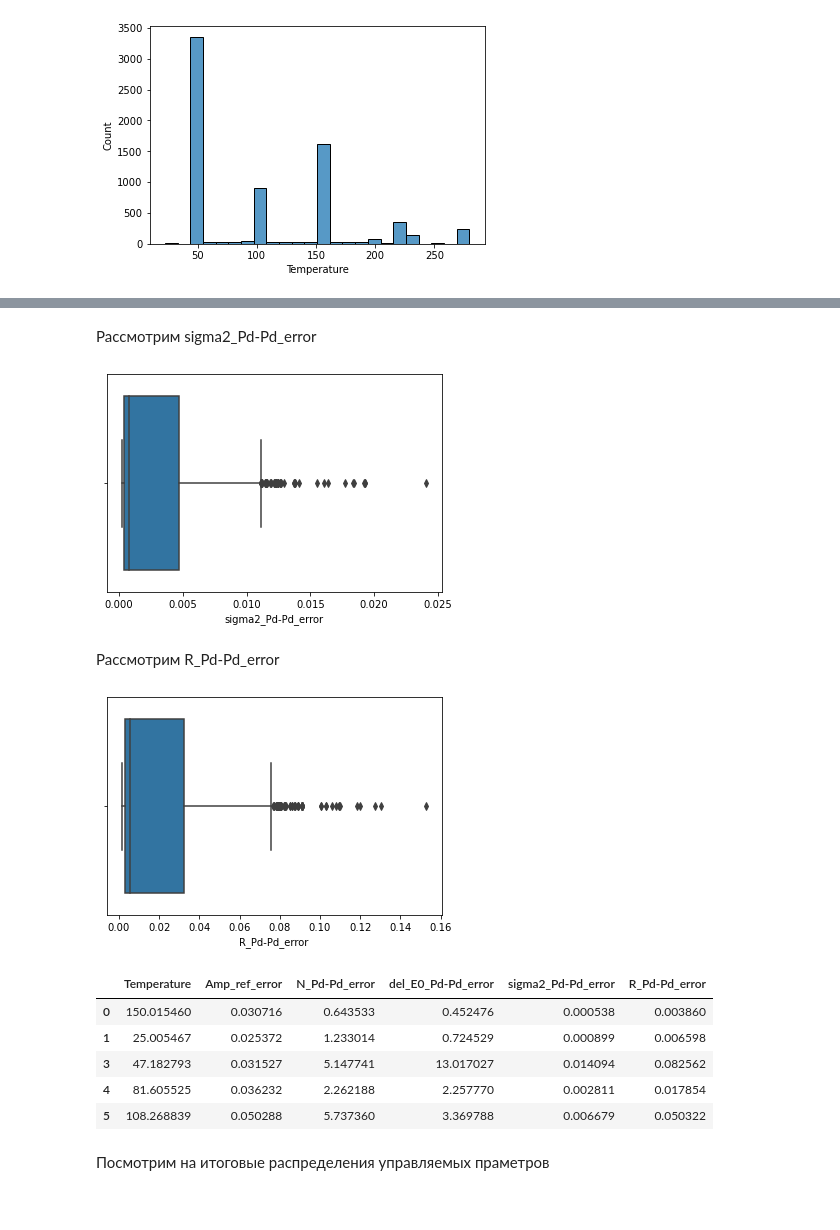
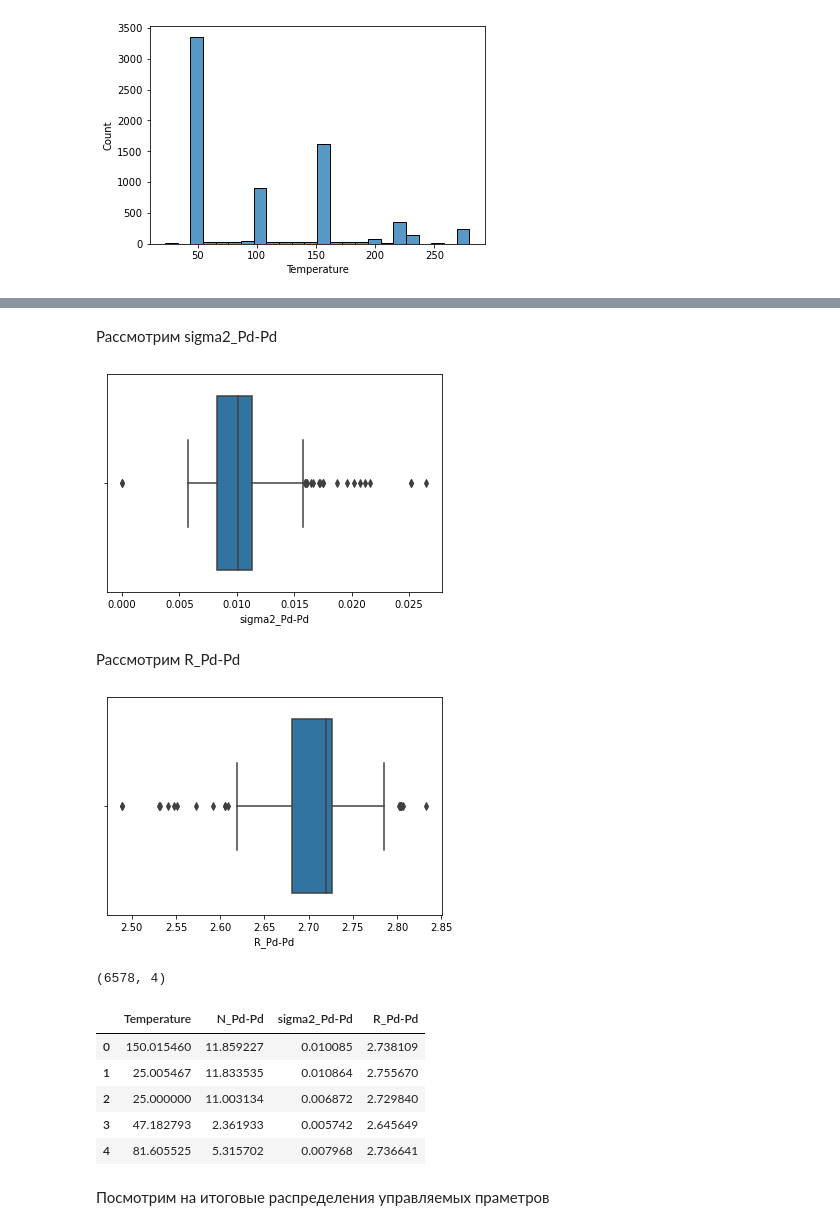
Before and after one commit to Vitaliy1234/fuzzy_project, a Jupyter notebook: Preprocessing.ipynb, the cells around one changed output, grey strips where cells are left out. Cells and saved outputs as stored; diff of their text form; code cells hidden in the pictures.

```diff
--- a/Preprocessing.ipynb
+++ b/Preprocessing.ipynb
@@ -110,2 +104,0 @@ plt.show()
-# %%
-data_no_spectr = data_no_spectr[data_no_spectr['Amp_ref_error'] < 0.08]
@@ -135,2 +111,0 @@ data_no_spectr[data_no_spectr['N_Pd-Pd_error'] >= 1000]
-# %%
-data_no_spectr = data_no_spectr[data_no_spectr['N_Pd-Pd_error'] < 1000]
@@ -160,2 +111,0 @@ data_no_spectr[data_no_spectr['N_Pd-Pd_error'] >= 100]
-# %%
-data_no_spectr = data_no_spectr[data_no_spectr['N_Pd-Pd_error'] < 100]
@@ -173,2 +111,0 @@ data_no_spectr[data_no_spectr['N_Pd-Pd_error'] >= 20].shape[0]
-# %%
-data_no_spectr = data_no_spectr[data_no_spectr['N_Pd-Pd_error'] < 20]
@@ -187,32 +112,33 @@ plt.show()
 # %% [markdown]
-Рассмотрим sigma2_Pd-Pd_error
+Рассмотрим sigma2_Pd-Pd
 # %%
-sns.boxplot(data_no_spectr['sigma2_Pd-Pd_error'])
+sns.boxplot(data_no_spectr['sigma2_Pd-Pd'])
 plt.show()
 # %% [output]
-[figure, old version]
+[figure, new version]
 # %% [markdown]
-Рассмотрим R_Pd-Pd_error
+Рассмотрим R_Pd-Pd
 # %%
-sns.boxplot(data_no_spectr['R_Pd-Pd_error'])
+sns.boxplot(data_no_spectr['R_Pd-Pd'])
 plt.show()
 # %% [output]
-[figure, old version]
+[figure, new version]
 # %%
 data_to_predict = data_no_spectr[['Temperature',
-                                  'Amp_ref_error',
-                                  'N_Pd-Pd_error',
-                                  'del_E0_Pd-Pd_error',
-                                  'sigma2_Pd-Pd_error',
-                                  'R_Pd-Pd_error']]
+                                  'N_Pd-Pd',
+                                  'sigma2_Pd-Pd',
+                                  'R_Pd-Pd']].dropna()
+
+print(data_to_predict.shape)
 data_to_predict.head()
 # %% [output]
+(6578, 4)
-|  | Temperature | Amp_ref_error | N_Pd-Pd_error | del_E0_Pd-Pd_error | sigma2_Pd-Pd_error | R_Pd-Pd_error |
-| 0 | 150.015460 | 0.030716 | 0.643533 | 0.452476 | 0.000538 | 0.003860 |
-| 1 | 25.005467 | 0.025372 | 1.233014 | 0.724529 | 0.000899 | 0.006598 |
-| 3 | 47.182793 | 0.031527 | 5.147741 | 13.017027 | 0.014094 | 0.082562 |
-| 4 | 81.605525 | 0.036232 | 2.262188 | 2.257770 | 0.002811 | 0.017854 |
-| 5 | 108.268839 | 0.050288 | 5.737360 | 3.369788 | 0.006679 | 0.050322 |
+|  | Temperature | N_Pd-Pd | sigma2_Pd-Pd | R_Pd-Pd |
+| 0 | 150.015460 | 11.859227 | 0.010085 | 2.738109 |
+| 1 | 25.005467 | 11.833535 | 0.010864 | 2.755670 |
+| 2 | 25.000000 | 11.003134 | 0.006872 | 2.729840 |
+| 3 | 47.182793 | 2.361933 | 0.005742 | 2.645649 |
+| 4 | 81.605525 | 5.315702 | 0.007968 | 2.736641 |
 # %% [markdown]
 Посмотрим на итоговые распределения управляемых праметров
 # %%
```
Also changed, not shown: parts of 30 cells of this notebook.
